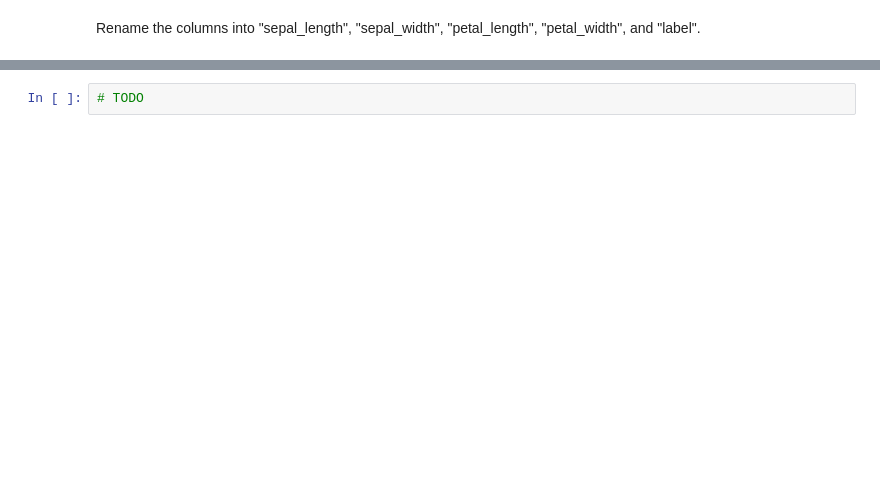
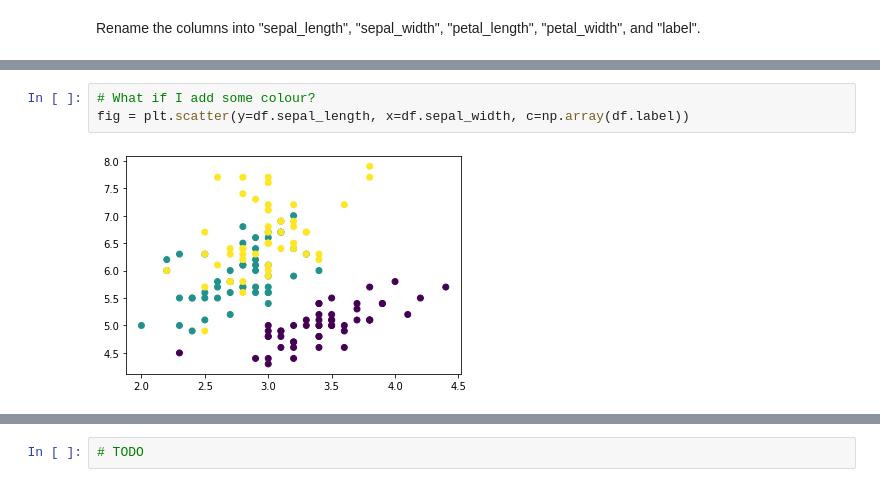
Before and after one commit to RussellDash332/EXPOSE-DSA, a Jupyter notebook: EXPOSE.ipynb, the cells around one changed output, grey strips where cells are left out. Saved outputs shown, nothing was run; the diff lists cells and outputs as text; blank space fills up the shorter version.

```diff
--- a/EXPOSE.ipynb
+++ b/EXPOSE.ipynb
@@ -118,0 +262,5 @@ There are several types of visualisations that we can do, including:
+# %%
+# What if I add some colour?
+fig = plt.scatter(y=df.sepal_length, x=df.sepal_width, c=np.array(df.label))
+# %% [output]
+[figure, added]
```
Also changed, not shown: parts of 33 cells of this notebook, 2 other files.
